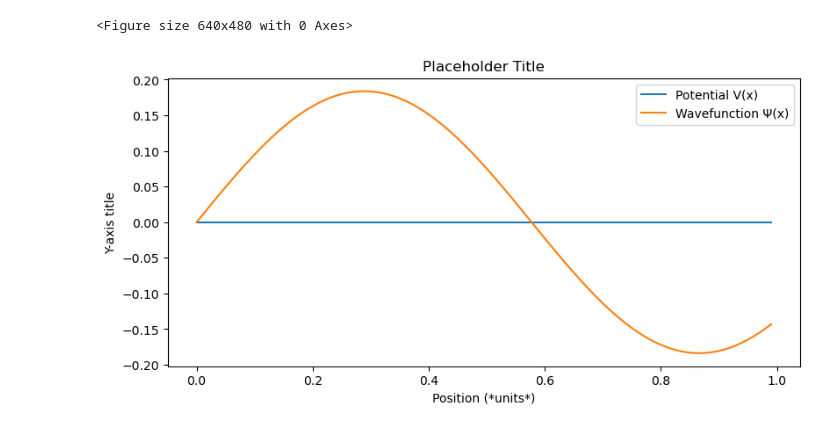
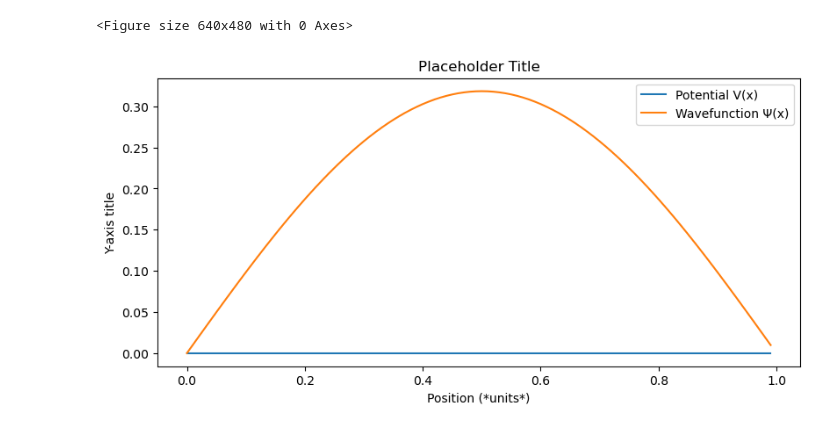
Before and after one commit to Ryan-Afzal/PHY68-Project2, a Jupyter notebook: proj2.ipynb, the cells around one changed output. Drawn from its saved outputs; the diff is of its cells as text; code cells hidden in the pictures.

```diff
--- a/proj2.ipynb
+++ b/proj2.ipynb
@@ -2,32 +2,32 @@
 import math
 import wavefnplotter as fnplot
 import odesolver as solve
 
 def V(x):
     if (x < 0):
         return math.inf
     else:
         return x
 
 def V1(x):
     if (x < 0):
         return math.inf
     elif (x > 1):
         return math.inf
     else:
         return 0
 
 def V2(x):
     return x*x
 
 x0 = 0
 xf = 1
 dx = 0.01
 
-f = solve.solve_ode(V1, 3*math.pow(math.pi, 2)/2, x0, xf, 0, 1)
+f = solve.solve_ode(V1, math.pow(math.pi, 2)/2, x0, xf, 0, 1)
 #f = solve.solve_ode(V2, 1, x0, xf, 0, 1)
 
 fnplot.plot(f, V1, x0, xf, dx)
 # %% [output]
 <Figure size 640x480 with 0 Axes>
-[figure, old version]
+[figure, new version]
```
Also changed, not shown: 1 other file.
